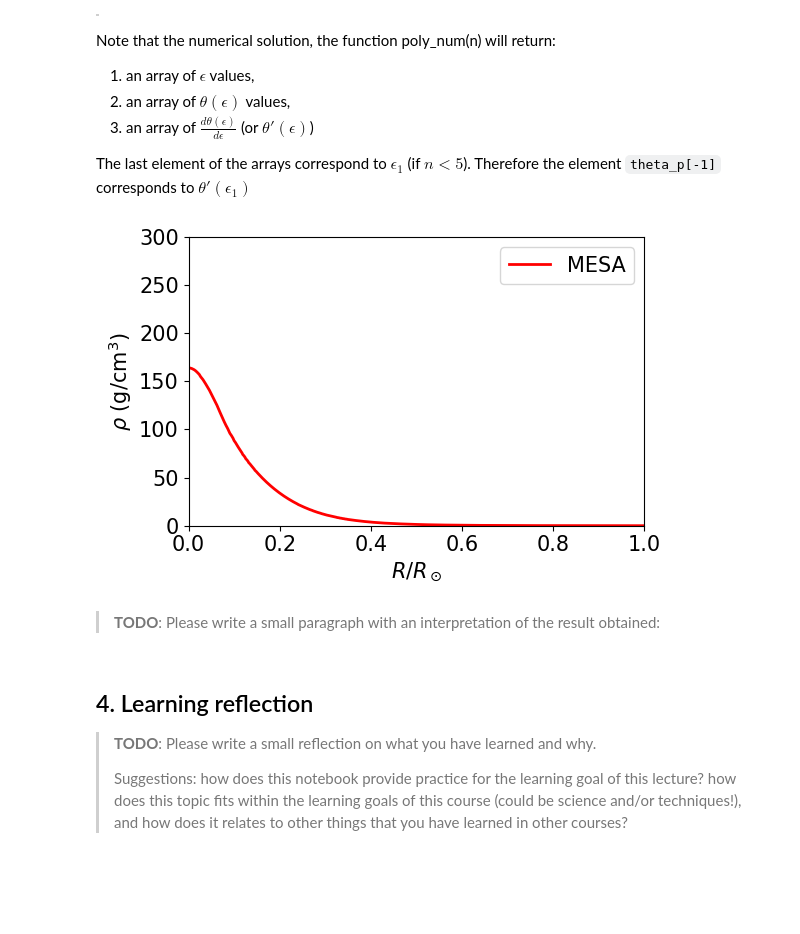
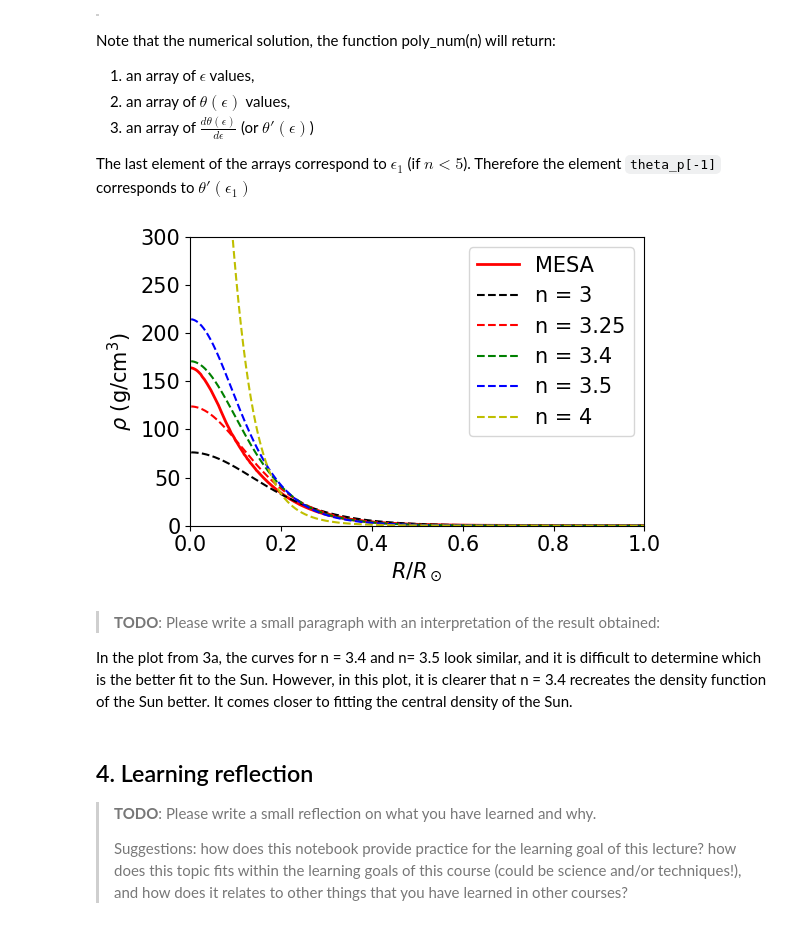
Before and after one commit to ankxie/PHYS633, a Jupyter notebook: Book/L04andL05-Polytropes/04-Polytropes-template.ipynb, the cells around one changed output. Cells and saved outputs as stored; diff of their text form; code cells hidden in the pictures; blank space fills up the shorter version.

```diff
--- a/Book/L04andL05-Polytropes/04-Polytropes-template.ipynb
+++ b/Book/L04andL05-Polytropes/04-Polytropes-template.ipynb
@@ -219,7 +219,7 @@ ax.plot(mesa_r, mesa_rho, c="red", lw=2, label='MESA')
 
 # numerical solutions
 
-n = [3, 3.25, 3.5, 3.6, 4]
+n = [3, 3.25, 3.4, 3.5, 4]
 color = ['k', 'r', 'g', 'b', 'y']
 
 for i in range(len(n)):
@@ -271,36 +271,54 @@ The last element of the arrays correspond to $\epsilon_1$ (if $n<5$). Therefore
 fig, ax = plt.subplots(1,1,figsize=(6,4))
 plt.rcParams.update({'font.size': 15})
 
 ax.set_xlim(0,1)
 ax.set_ylim(0,300)
 
 # MESA solar model
 mesa = read_model('https://raw.githubusercontent.com/veropetit/PHYS633-F2026/main/Book/L04andL05-Polytropes/04-MESAdatafile.txt')
 # In the mesa model, the first element [0] correspond to the surface,
 # and the last element [mesa.size-1] correspond to the center.
 mesa_r = 10**(mesa['logR']-mesa['logR'][0])
 mesa_rho =  10**(mesa['logRho']) # the density is in cgs units.
 ax.plot(mesa_r, mesa_rho, c="red", lw=2, label='MESA')
 
 ax.set_xlabel(r'$R / R_\odot$')
 ax.set_ylabel(r'$\rho$ (g/cm$^3$)')
 
 #---------------------------------------
 #---------------------------------------
 # at home
 
+#define solar constants
+Msun = const.M_sun.decompose()
+Rsun = const.R_sun.decompose()
 
 
+n = [3, 3.25, 3.4, 3.5, 4]
+
+for i in range(len(n)):
+  eps_n, theta_n, theta_prime_n = poly_num(n[i]) #numerical solutions
+  eps_1 = eps_n[-1]
+
+  rho0 = - Msun * eps_1 / 4 / np.pi / (Rsun**3) / theta_prime_n[-1] #define rho_0 for the sun
+  rho0_cgs = rho0.cgs #convert units to cgs
+
+  r_rstar = eps_n/np.full_like(eps_n, eps_1)
+
+  rho = np.full_like(theta_n, rho0_cgs.value) * theta_n**np.full_like(theta_n, n[i])
+  ax.plot(r_rstar, rho, c = color[i], linestyle = '--', label = "n = {}".format(n[i]))
 
 
 
 #-----------------------------
 ax.legend(loc=0, fontsize=15)
 plt.tight_layout()
 # %% [output]
-[figure, old version]
+[figure, new version]
-# %% [markdown]
-> **TODO**: Please write a small paragraph with an interpretation of the result obtained:
+# %% [markdown]
+> **TODO**: Please write a small paragraph with an interpretation of the result obtained:
+
+In the plot from 3a, the curves for n = 3.4 and n= 3.5 look similar, and it is difficult to determine which is the better fit to the Sun. However, in this plot, it is clearer that n = 3.4 recreates the density function of the Sun better. It comes closer to fitting the central density of the Sun.
 # %% [markdown]
 ## 4. Learning reflection
 
```
Also changed, not shown: parts of 3 cells of this notebook.
